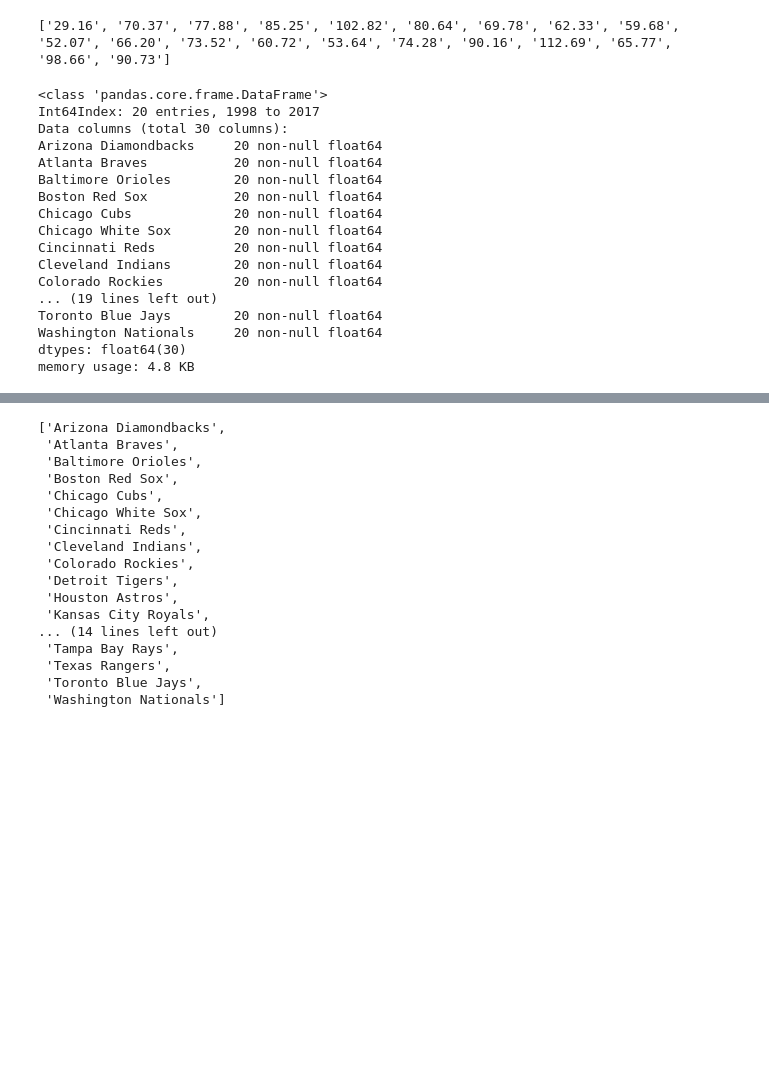
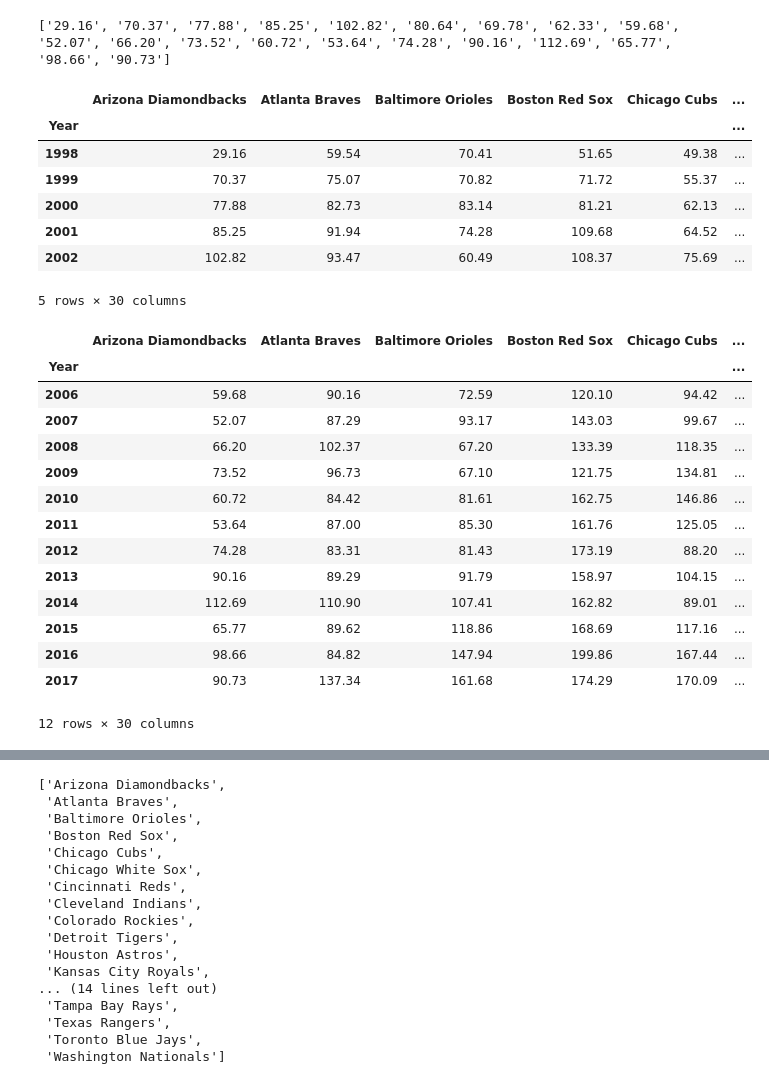
Before and after one commit to marichards/MLB_FA_Predictor, a Jupyter notebook: MLB_FA_Data_Scraping.ipynb, the cells around one changed output, grey strips where cells are left out. Cells and saved outputs as stored; diff of their text form; code cells hidden in the pictures; blank space fills up the shorter version.

```diff
--- a/MLB_FA_Data_Scraping.ipynb
+++ b/MLB_FA_Data_Scraping.ipynb
@@ -246,25 +247,33 @@ for entry in just_table.contents[1:]:
 
 # Make it a dataframe
 payroll_df = pd.DataFrame(team_dict)
-#payroll_df['Year'] = pd.to_datetime(list(range(1998, 2018)), format = '%Y')
 payroll_df['Year'] = list(range(1998, 2018))
 payroll_df.set_index('Year', inplace=True)
-payroll_df.info()
+payroll_df.head()
 # %% [output]
+|  | Arizona Diamondbacks | Atlanta Braves | Baltimore Orioles | Boston Red Sox | Chicago Cubs | ... |
+| Year |  |  |  |  |  | ... |
+| 1998 | 29.16 | 59.54 | 70.41 | 51.65 | 49.38 | ... |
+| 1999 | 70.37 | 75.07 | 70.82 | 71.72 | 55.37 | ... |
+| 2000 | 77.88 | 82.73 | 83.14 | 81.21 | 62.13 | ... |
+| 2001 | 85.25 | 91.94 | 74.28 | 109.68 | 64.52 | ... |
+| 2002 | 102.82 | 93.47 | 60.49 | 108.37 | 75.69 | ... |
-<class 'pandas.core.frame.DataFrame'>
-Int64Index: 20 entries, 1998 to 2017
-Data columns (total 30 columns):
-Arizona Diamondbacks     20 non-null float64
-Atlanta Braves           20 non-null float64
-Baltimore Orioles        20 non-null float64
-Boston Red Sox           20 non-null float64
-Chicago Cubs             20 non-null float64
-Chicago White Sox        20 non-null float64
-Cincinnati Reds          20 non-null float64
-Cleveland Indians        20 non-null float64
-Colorado Rockies         20 non-null float64
-... (19 lines left out)
-Toronto Blue Jays        20 non-null float64
-Washington Nationals     20 non-null float64
-dtypes: float64(30)
-memory usage: 4.8 KB
+5 rows × 30 columns
+# %%
+payroll_df.loc[2006:]
+# %% [output]
+|  | Arizona Diamondbacks | Atlanta Braves | Baltimore Orioles | Boston Red Sox | Chicago Cubs | ... |
+| Year |  |  |  |  |  | ... |
+| 2006 | 59.68 | 90.16 | 72.59 | 120.10 | 94.42 | ... |
+| 2007 | 52.07 | 87.29 | 93.17 | 143.03 | 99.67 | ... |
+| 2008 | 66.20 | 102.37 | 67.20 | 133.39 | 118.35 | ... |
+| 2009 | 73.52 | 96.73 | 67.10 | 121.75 | 134.81 | ... |
+| 2010 | 60.72 | 84.42 | 81.61 | 162.75 | 146.86 | ... |
+| 2011 | 53.64 | 87.00 | 85.30 | 161.76 | 125.05 | ... |
+| 2012 | 74.28 | 83.31 | 81.43 | 173.19 | 88.20 | ... |
+| 2013 | 90.16 | 89.29 | 91.79 | 158.97 | 104.15 | ... |
+| 2014 | 112.69 | 110.90 | 107.41 | 162.82 | 89.01 | ... |
+| 2015 | 65.77 | 89.62 | 118.86 | 168.69 | 117.16 | ... |
+| 2016 | 98.66 | 84.82 | 147.94 | 199.86 | 167.44 | ... |
+| 2017 | 90.73 | 137.34 | 161.68 | 174.29 | 170.09 | ... |
+12 rows × 30 columns
```
Also changed, not shown: parts of 2 cells of this notebook, 5 other files.
